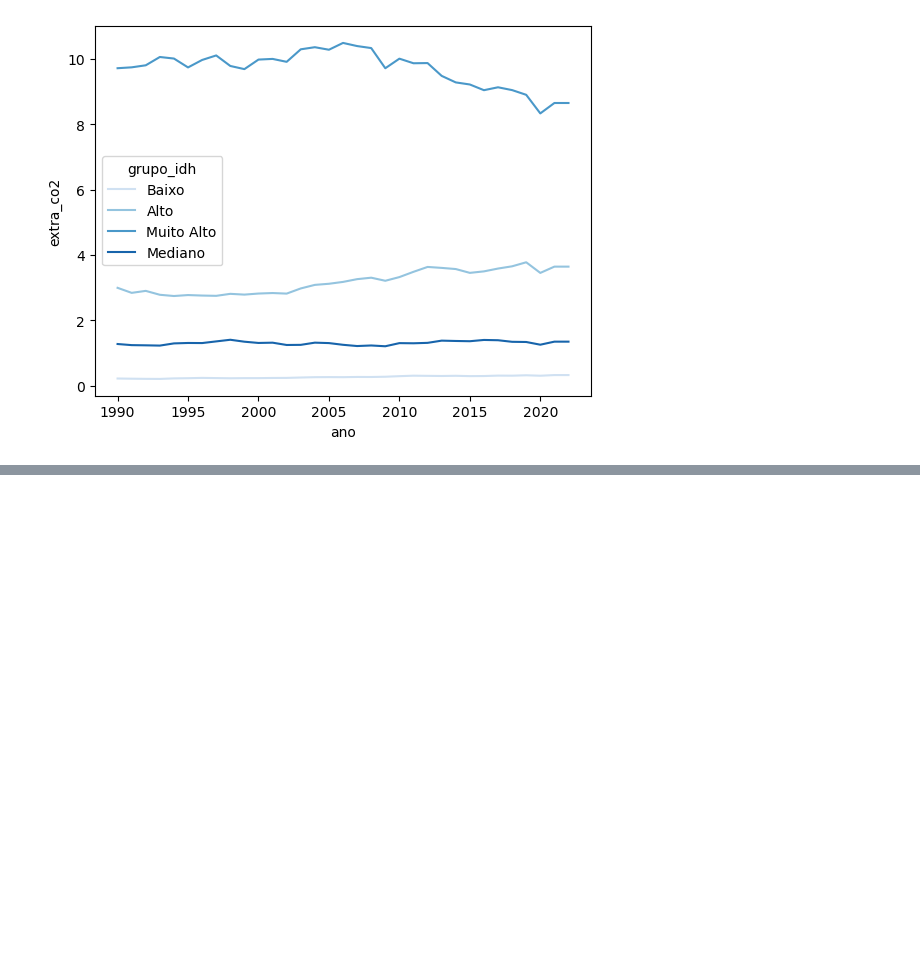
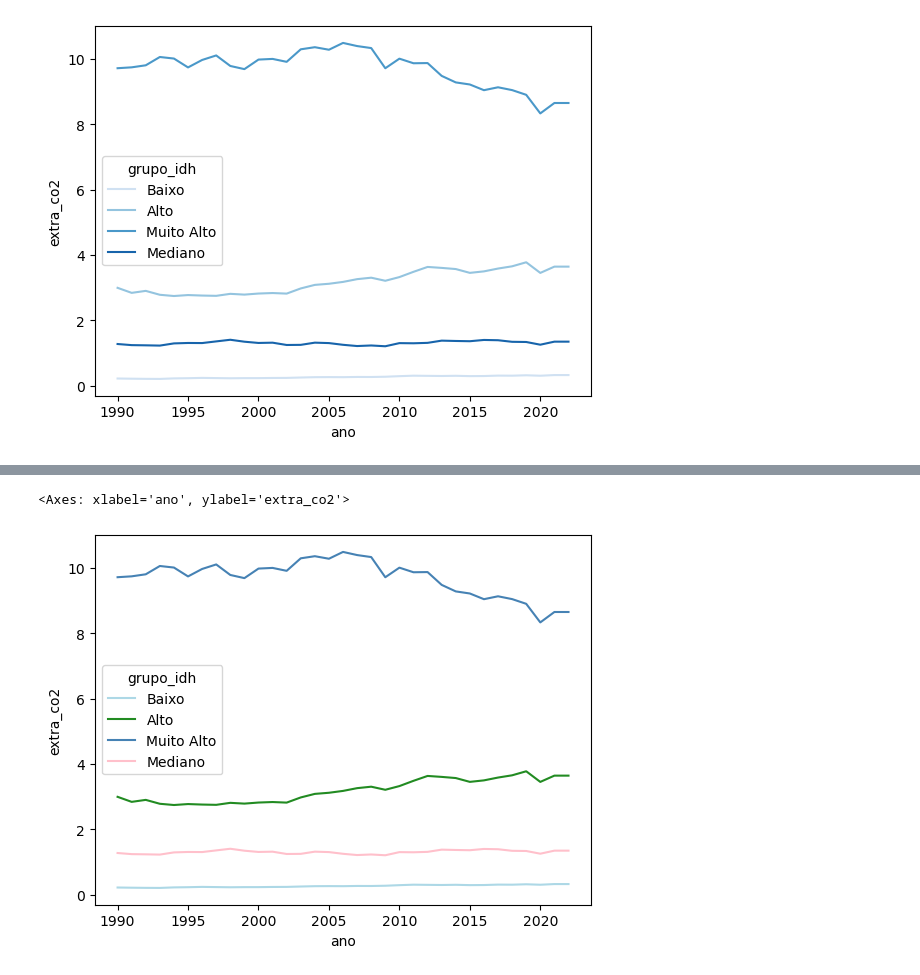
Before and after one commit to lthevenard/curso_prog, a Jupyter notebook: assets/_hidden/apostila_capitulo_4.ipynb, the cells around one changed output, grey strips where cells are left out. Saved outputs shown, nothing was run; the diff lists cells and outputs as text; code cells hidden in the pictures; blank space fills up the shorter version.

```diff
--- a/assets/_hidden/apostila_capitulo_4.ipynb
+++ b/assets/_hidden/apostila_capitulo_4.ipynb
@@ -193,0 +258,7 @@ Outra coisa que podemos desejar fazer é
+# %%
+cores_grupos = {
+    "Baixo": "lightblue",
+    "Mediano": "pink",
+    "Alto": "forestgreen",
+    "Muito Alto": "steelblue",
+}
@@ -193,0 +274,12 @@ Outra coisa que podemos desejar fazer é
+# %%
+sns.lineplot(
+    x="ano",
+    y="extra_co2",
+    hue="grupo_idh",
+    palette=cores_grupos,
+    errorbar=None,
+    data=df,
+)
+# %% [output]
+<Axes: xlabel='ano', ylabel='extra_co2'>
+[figure, added]
```
Also changed, not shown: parts of 21 cells of this notebook, 1 other file.
